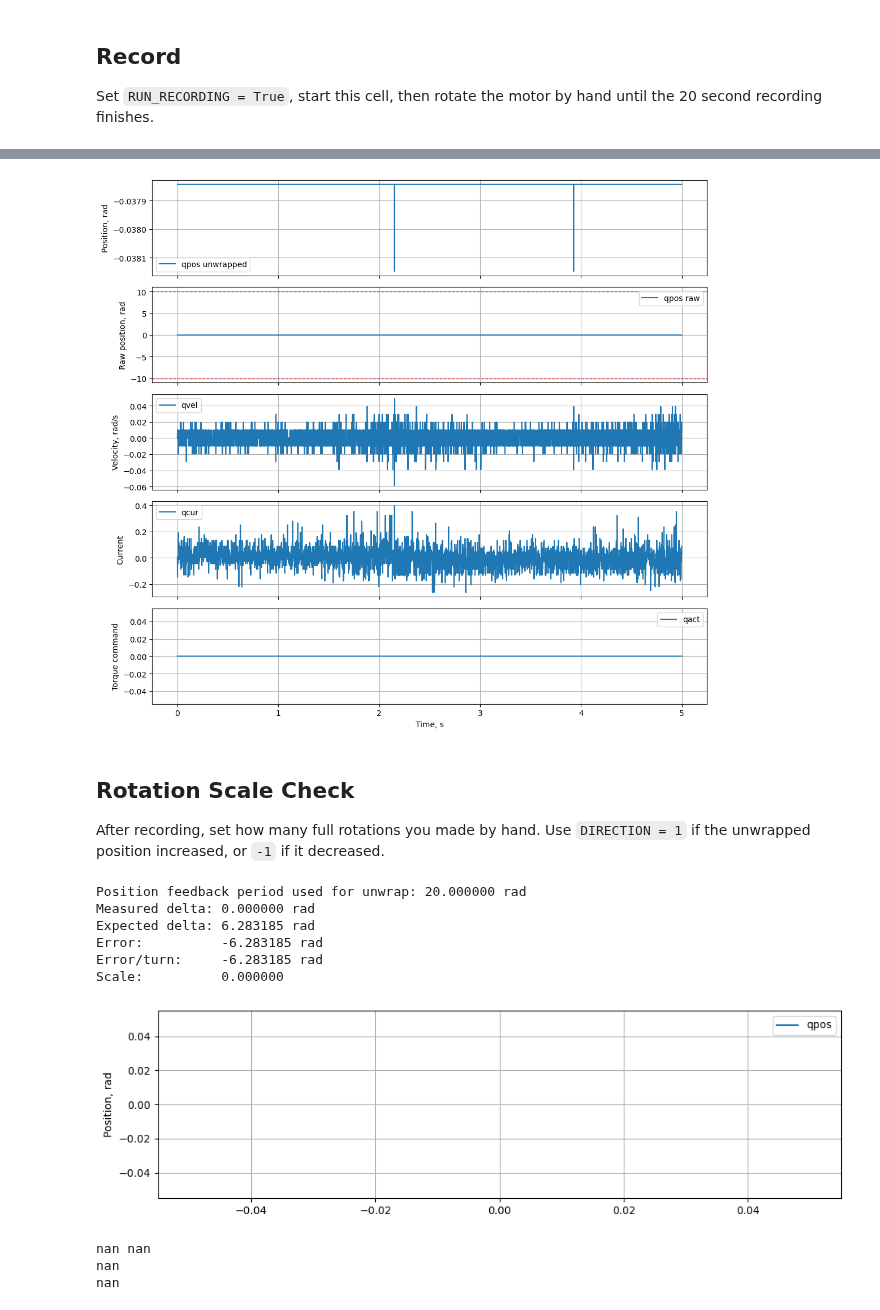
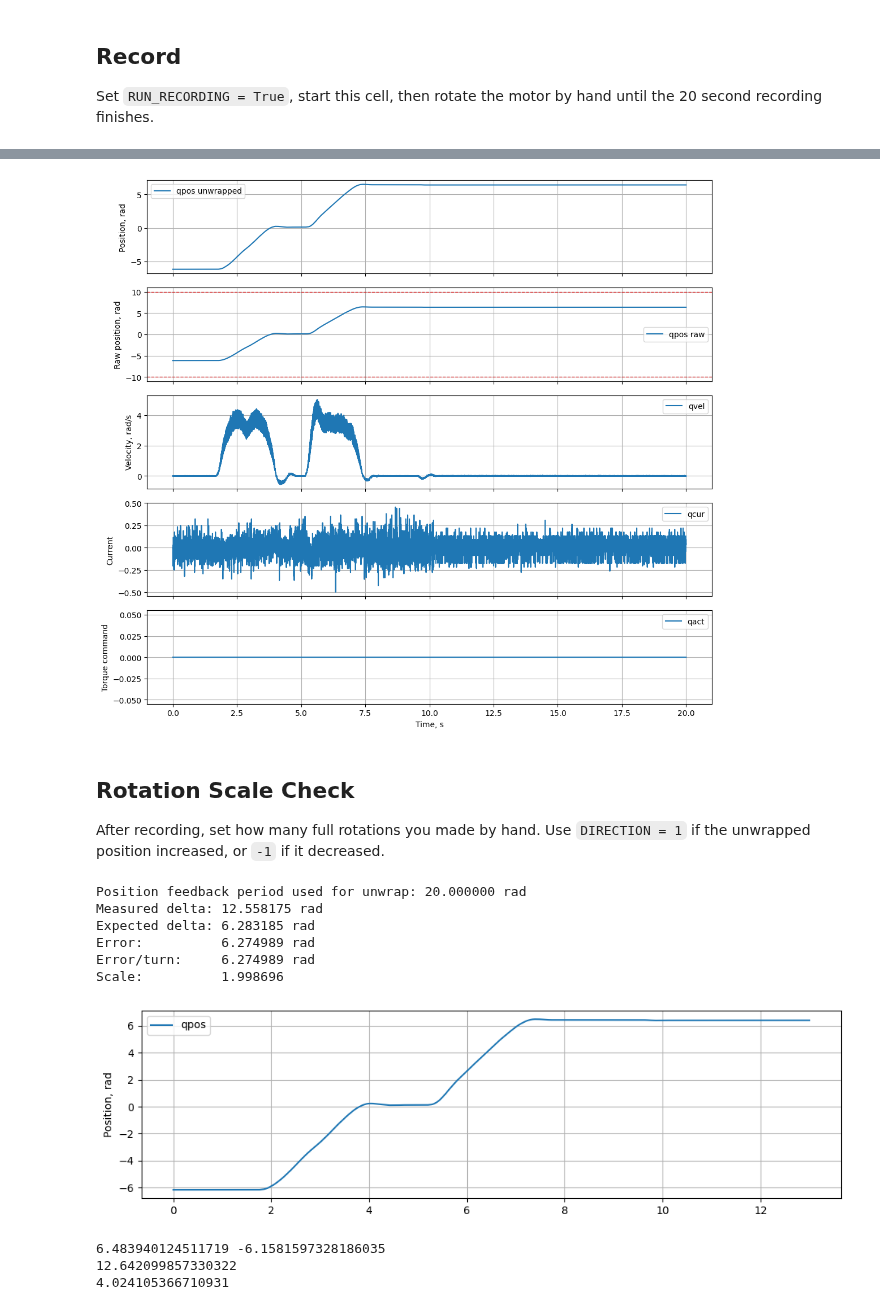
Before and after one commit to tndrd/encos-sys-id, a Jupyter notebook: scripts/read_motor_data.ipynb, the cells around one changed output, grey strips where cells are left out. Cells and saved outputs as stored; diff of their text form; code cells hidden in the pictures.

```diff
--- a/scripts/read_motor_data.ipynb
+++ b/scripts/read_motor_data.ipynb
@@ -29,7 +29,7 @@ MOTOR_IF = "can0"
 MOTOR_ID = 3
 
 DT_MS = 1
-DURATION_S = 5
+DURATION_S = 20
 
 RUN_RECORDING = True
 SAVE_CSV = False
@@ -137,7 +137,7 @@ if not motor_history.empty:
     plt.tight_layout()
     plt.show()
 # %% [output]
-[figure, old version]
+[figure, new version]
 # %% [markdown]
 ## Rotation Scale Check
 
@@ -162,30 +162,30 @@ else:
     print(f"Scale:          {check['scale']:.6f}")
 # %% [output]
 Position feedback period used for unwrap: 20.000000 rad
-Measured delta: 0.000000 rad
+Measured delta: 12.558175 rad
 Expected delta: 6.283185 rad
-Error:          -6.283185 rad
-Error/turn:     -6.283185 rad
-Scale:          0.000000
+Error:          6.274989 rad
+Error/turn:     6.274989 rad
+Scale:          1.998696
 # %%
-START, END = 7000,13000
+START, END = 0,13000
 if not motor_history.empty:
     fig, ax = plt.subplots(1, 1, figsize=(10, 3), sharex=True)
 
     ax.plot(motor_history["time_s"][START:END], motor_history["qpos"][START:END], label="qpos")
     ax.set_ylabel("Position, rad")
 
     # for axis in ax:
     ax.grid()
     ax.legend()
 
     plt.tight_layout()
     plt.show()
     print(motor_history["qpos"][START:END].max(),motor_history["qpos"][START:END].min())
     print(motor_history["qpos"][START:END].max()-motor_history["qpos"][START:END].min())
     print((motor_history["qpos"][START:END].max()-motor_history["qpos"][START:END].min())/np.pi)
 # %% [output]
-[figure, old version]
+[figure, new version]
-nan nan
-nan
-nan
+6.483940124511719 -6.1581597328186035
+12.642099857330322
+4.024105366710931
```
Also changed, not shown: parts of 3 cells of this notebook, 24 other files.
